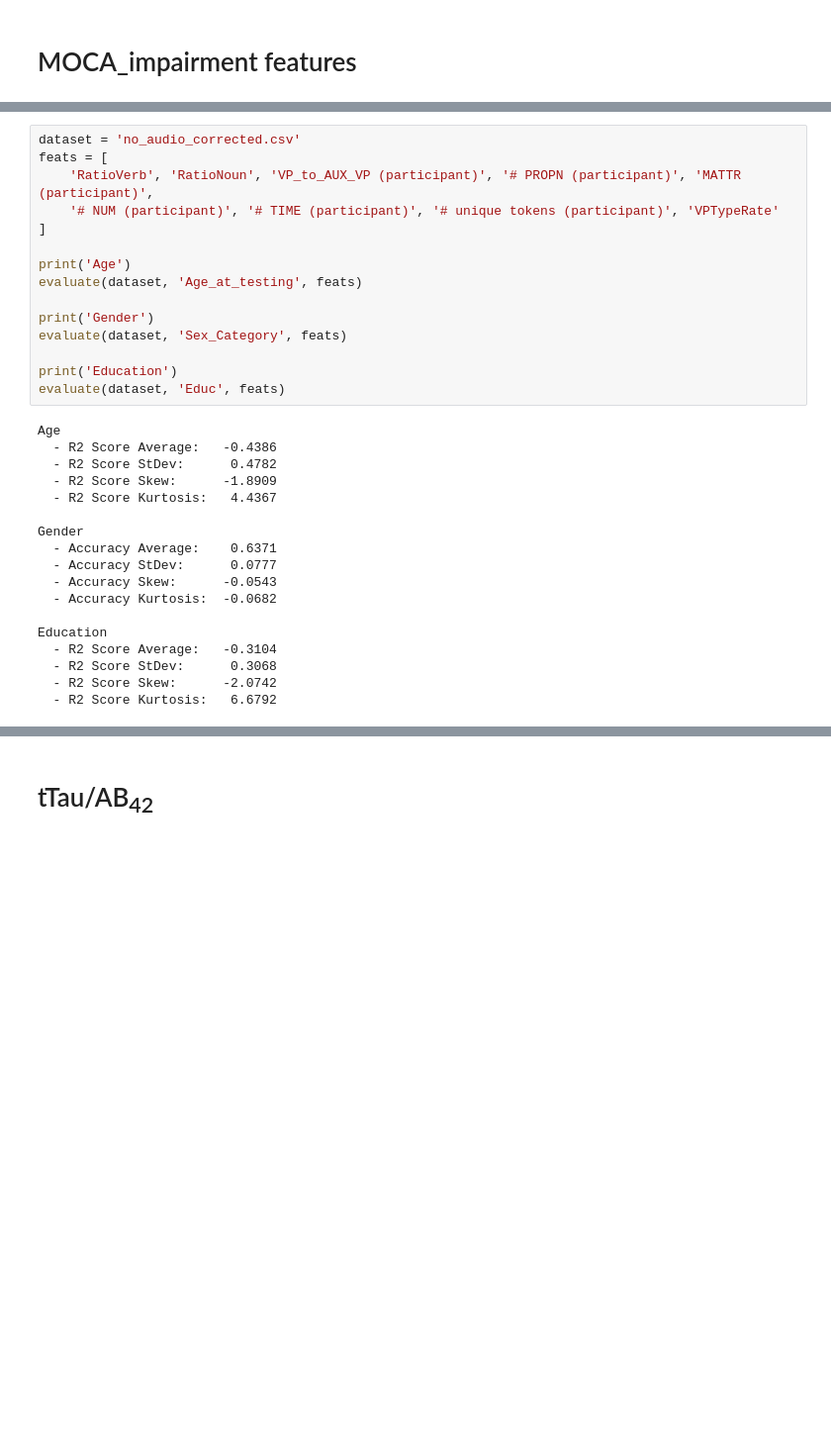
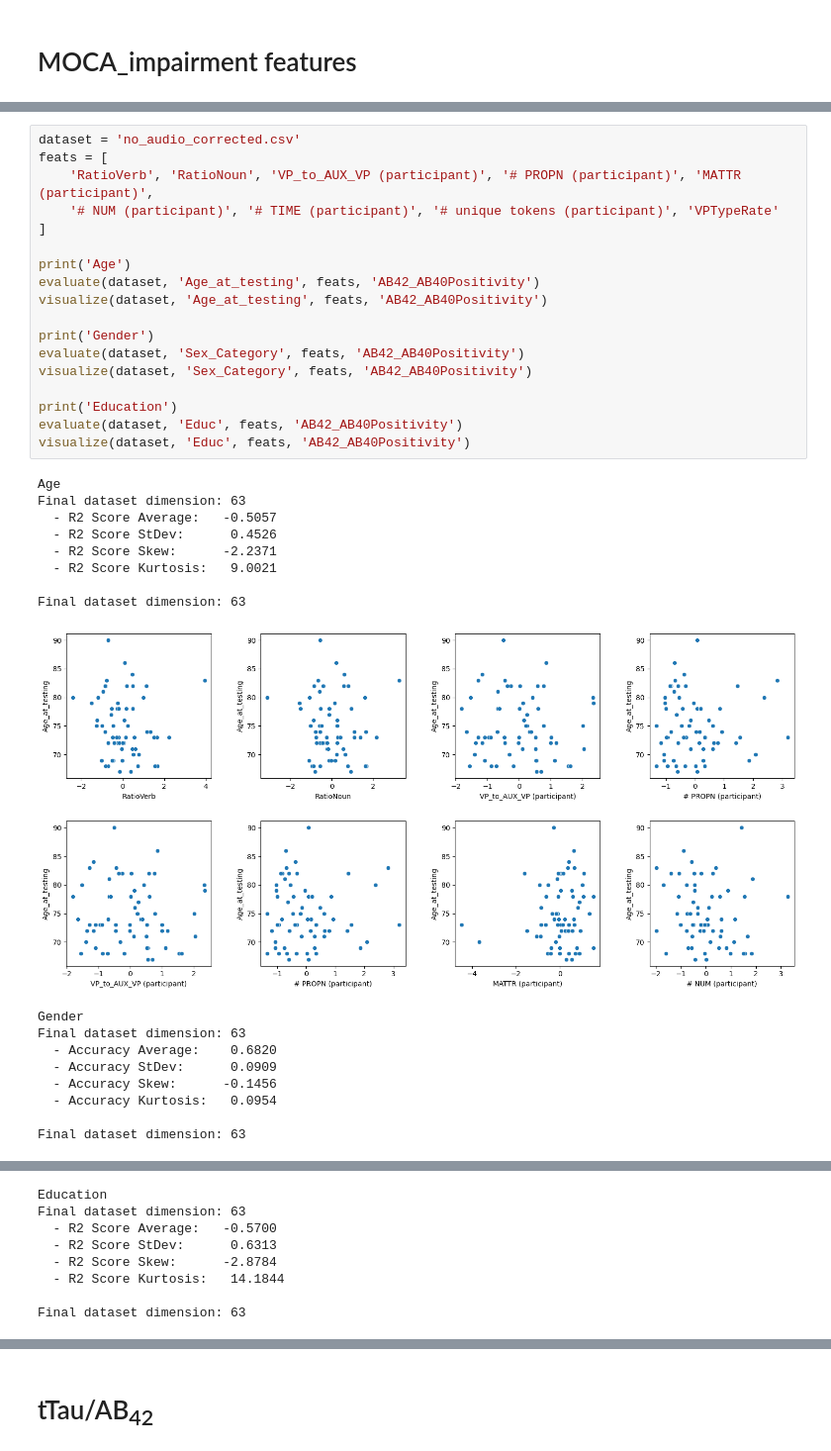
Before and after one commit to EdoStoppa/dementiaBiomarkerPrediction, a Jupyter notebook: confounding_analysis.ipynb, the cells around one changed output, grey strips where cells are left out. Shown: that part at 99% size. Saved outputs shown, nothing was run; the diff lists cells and outputs as text; blank space fills up the shorter version.

```diff
--- a/confounding_analysis.ipynb
+++ b/confounding_analysis.ipynb
@@ -102,33 +143,36 @@ Education
 # %%
 dataset = 'no_audio_corrected.csv'
 feats = [
     'RatioVerb', 'RatioNoun', 'VP_to_AUX_VP (participant)', '# PROPN (participant)', 'MATTR (participant)',
     '# NUM (participant)', '# TIME (participant)', '# unique tokens (participant)', 'VPTypeRate'
 ]
 
 print('Age')
-evaluate(dataset, 'Age_at_testing', feats)
+evaluate(dataset, 'Age_at_testing', feats, 'AB42_AB40Positivity')
+visualize(dataset, 'Age_at_testing', feats, 'AB42_AB40Positivity')
 
 print('Gender')
-evaluate(dataset, 'Sex_Category', feats)
+evaluate(dataset, 'Sex_Category', feats, 'AB42_AB40Positivity')
+visualize(dataset, 'Sex_Category', feats, 'AB42_AB40Positivity')
 
 print('Education')
-evaluate(dataset, 'Educ', feats)
+evaluate(dataset, 'Educ', feats, 'AB42_AB40Positivity')
+visualize(dataset, 'Educ', feats, 'AB42_AB40Positivity')
 # %% [output]
 Age
-  - R2 Score Average:   -0.4386
-  - R2 Score StDev:      0.4782
-  - R2 Score Skew:      -1.8909
-  - R2 Score Kurtosis:   4.4367
+Final dataset dimension: 63
+  - R2 Score Average:   -0.5057
+  - R2 Score StDev:      0.4526
+  - R2 Score Skew:      -2.2371
+  - R2 Score Kurtosis:   9.0021
 
-Gender
-  - Accuracy Average:    0.6371
-  - Accuracy StDev:      0.0777
-  - Accuracy Skew:      -0.0543
-  - Accuracy Kurtosis:  -0.0682
-
-Education
-  - R2 Score Average:   -0.3104
-  - R2 Score StDev:      0.3068
-  - R2 Score Skew:      -2.0742
-  - R2 Score Kurtosis:   6.6792
+Final dataset dimension: 63
+[figure, added]
+Gender
+Final dataset dimension: 63
+  - Accuracy Average:    0.6820
+  - Accuracy StDev:      0.0909
+  - Accuracy Skew:      -0.1456
+  - Accuracy Kurtosis:   0.0954
+
+Final dataset dimension: 63
@@ -134,0 +180,8 @@ Education
+Education
+Final dataset dimension: 63
+  - R2 Score Average:   -0.5700
+  - R2 Score StDev:      0.6313
+  - R2 Score Skew:      -2.8784
+  - R2 Score Kurtosis:   14.1844
+
+Final dataset dimension: 63
```
Also changed, not shown: parts of 11 cells of this notebook.
